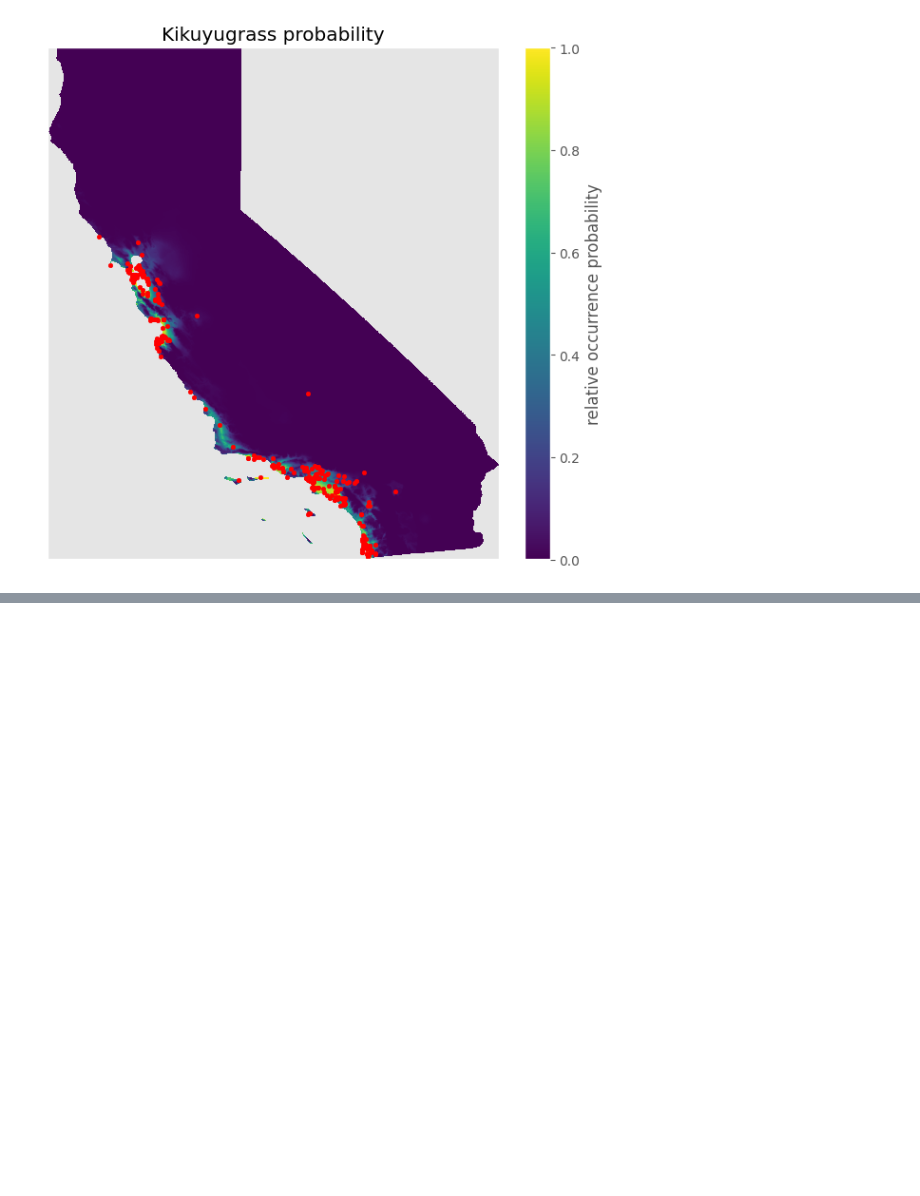
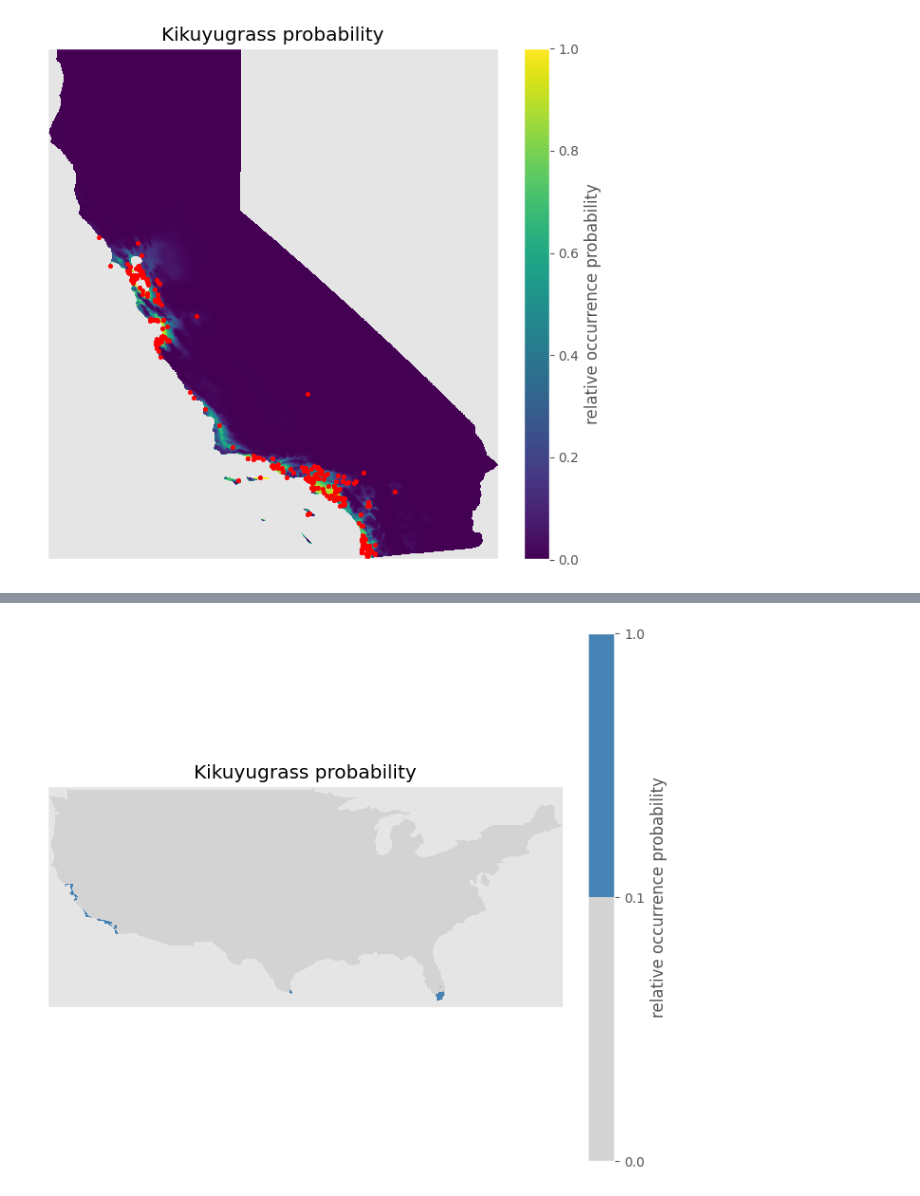
Before and after one commit to maggie-reiter/turfgrass-maps, a Jupyter notebook: kikuyugrass distribution/6_generate_map.ipynb, the cells around one changed output, grey strips where cells are left out. Saved outputs shown, nothing was run; the diff lists cells and outputs as text; code cells hidden in the pictures; blank space fills up the shorter version.

```diff
--- a/kikuyugrass distribution/6_generate_map.ipynb
+++ b/kikuyugrass distribution/6_generate_map.ipynb
@@ -271,0 +356,18 @@ plt.show()
+# %%
+with rasterio.open("kikuyugrass_predictions_conus.tif") as src:
+    pred = src.read(1, masked=True)
+
+colors = ["lightgray", "steelblue"]
+cmap = plt.cm.colors.ListedColormap(colors)
+bounds = [0, 0.1, 1]
+norm = plt.cm.colors.BoundaryNorm(bounds, cmap.N)
+
+fig, ax = plt.subplots(1, 1, figsize=(7, 6), dpi=100)
+plot = ax.imshow(pred, cmap=cmap, norm=norm)
+ax.set_title("Kikuyugrass probability")
+ax.set_xticks([])
+ax.set_yticks([])
+cbar = plt.colorbar(plot, ax=ax, label="relative occurrence probability", pad=0.04)
+plt.tight_layout()
+# %% [output]
+[figure, added]
```
Also changed, not shown: parts of 9 cells of this notebook, 1 other file.
